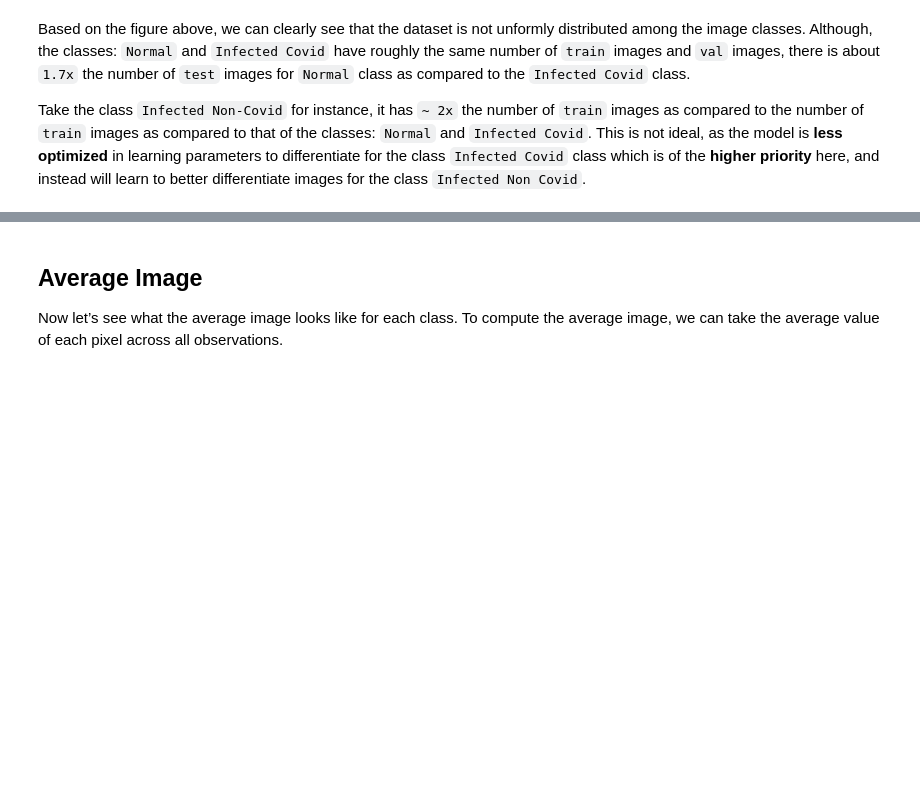
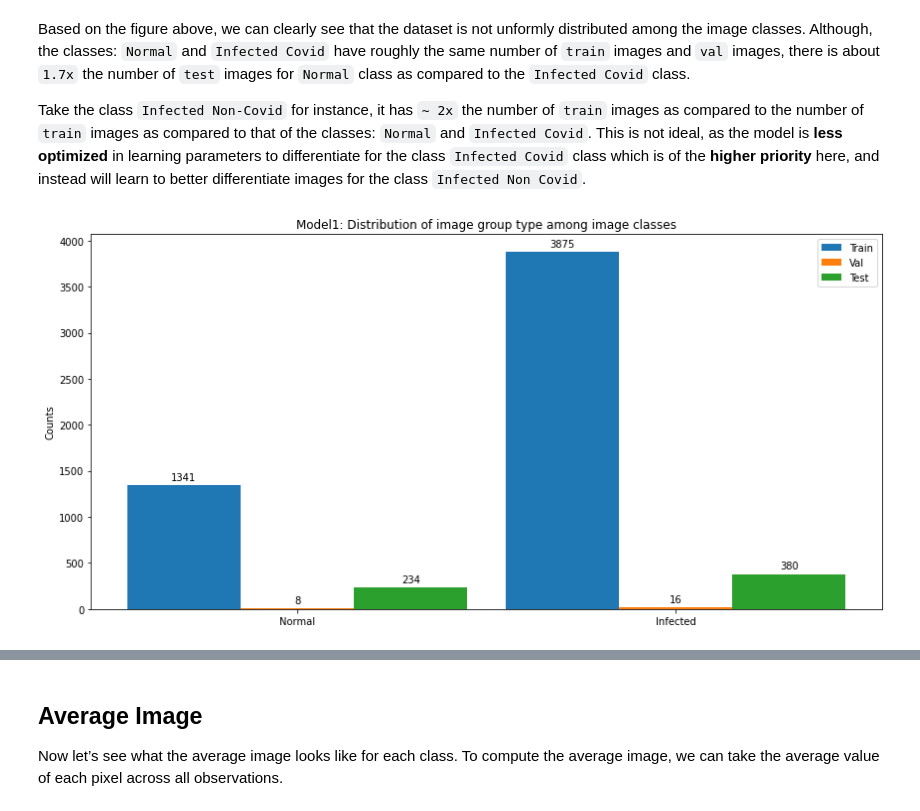
Before and after one commit to Etzernal/dlproj, a Jupyter notebook: SmallProjectSubmission.ipynb, the cells around one changed output, grey strips where cells are left out. Cells and saved outputs as stored; diff of their text form; code cells hidden in the pictures; blank space fills up the shorter version.

```diff
--- a/SmallProjectSubmission.ipynb
+++ b/SmallProjectSubmission.ipynb
@@ -169,3 +203,12 @@ plt.show()
 Based on the figure above, we can clearly see that the dataset is not unformly distributed among the image classes. Although, the classes: `Normal` and `Infected Covid` have roughly the same number of `train` images and `val` images, there is about `1.7x` the number of `test` images for `Normal` class as compared to the `Infected Covid` class.
 
 Take the class `Infected Non-Covid` for instance, it has `~ 2x` the number of `train` images as compared to the number of `train` images as compared to that of the classes: `Normal` and `Infected Covid`. This is not ideal, as the model is **less optimized** in learning parameters to differentiate for the class `Infected Covid` class which is of the **higher priority** here, and instead will learn to better differentiate images for the class `Infected Non Covid`.
+# %%
+labels = ["Normal", "Infected"]
+distributions = [[list(ld_train.dataset_numbers.values())[0], sum(list(ld_train.dataset_numbers.values())[1:])],
+                 [list(ld_val.dataset_numbers.values())[0], sum(list(ld_val.dataset_numbers.values())[1:])],
+                 [list(ld_test.dataset_numbers.values())[0], sum(list(ld_test.dataset_numbers.values())[1:])]]
+title = "Model1: Distribution of image group type among image classes"
+distributionPlotter(labels, distributions, title)
+# %% [output]
+[figure, added]
```
Also changed, not shown: parts of 12 cells of this notebook, 1 other file.
